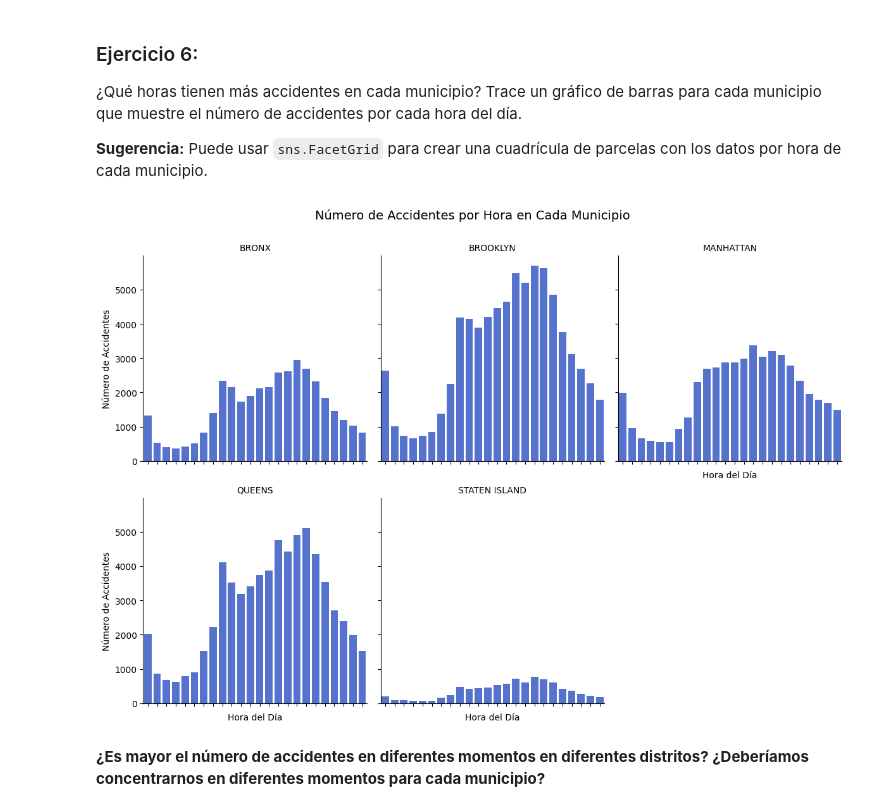
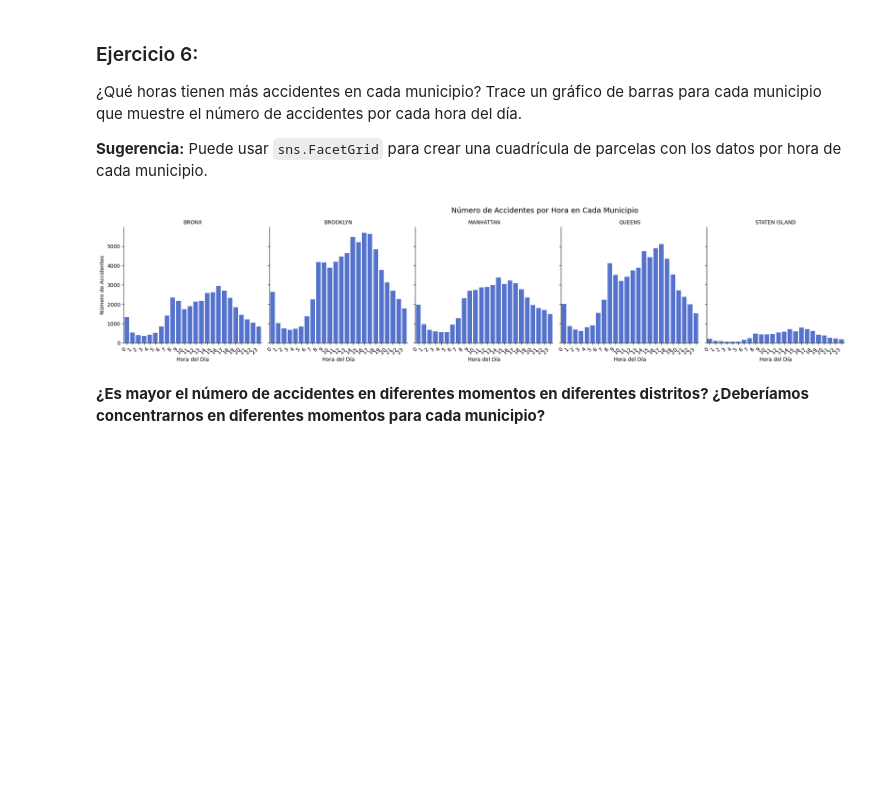
Before and after one commit to mariansierraa/guia2_clase_programacion, a Jupyter notebook: Guia3.ipynb, the cells around one changed output. Cells and saved outputs as stored; diff of their text form; code cells hidden in the pictures; blank space fills up the shorter version.

```diff
--- a/Guia3.ipynb
+++ b/Guia3.ipynb
@@ -341,20 +338,26 @@ Podemos ver que Brooklyn y Queens tienen un número muy alto de accidentes en re
 # %%
 # Solución propuesta
 
+#agrupar la data
 accidentes_por_hora = df_cleaned.groupby(['BOROUGH', 'HOUR'])['COLLISION_ID'].count().reset_index()
 
-g = sns.FacetGrid(accidentes_por_hora, col='BOROUGH', col_wrap=3, height=4, sharey=True)
+#crear facegrid
+g = sns.FacetGrid(accidentes_por_hora, col='BOROUGH', col_wrap=6, height=4, sharey=True)
+
 g.map(sns.barplot, 'HOUR', 'COLLISION_ID', order=range(24), color='royalblue')
-
 
 g.set_titles("{col_name}")
 g.set_axis_labels("Hora del Día", "Número de Accidentes")
-g.set_xticklabels(rotation=45)
+
+for ax in g.axes.flat:
+    ax.set_xticks(range(24))
+    ax.set_xticklabels(range(24), rotation=45, ha='right')
+
+
 plt.suptitle("Número de Accidentes por Hora en Cada Municipio", fontsize=14, y=1.05)
-
 plt.show()
 # %% [output]
-[figure, old version]
+[figure, new version]
 # %% [markdown]
 **¿Es mayor el número de accidentes en diferentes momentos en diferentes distritos? ¿Deberíamos concentrarnos en diferentes momentos para cada municipio?**
 # %% [markdown]
```
Also changed, not shown: parts of 7 cells of this notebook.
